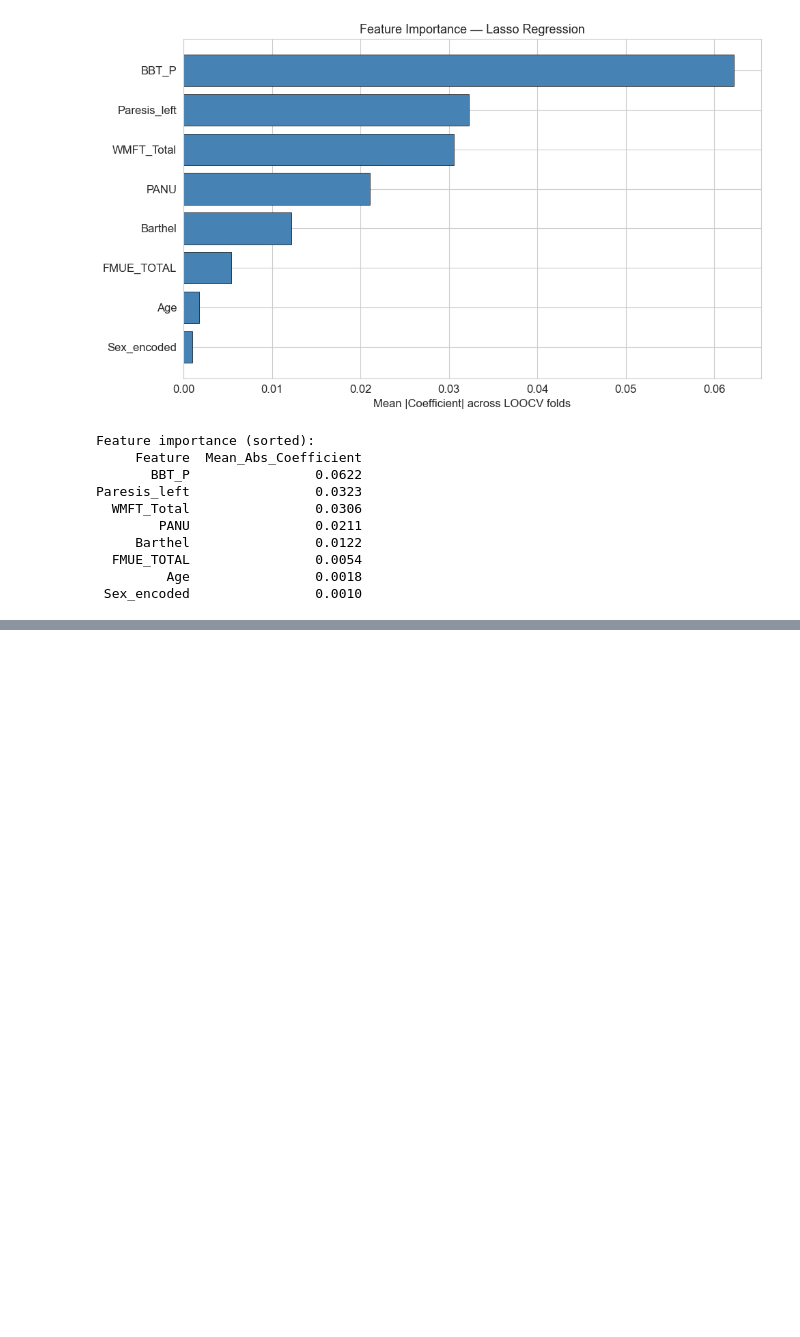
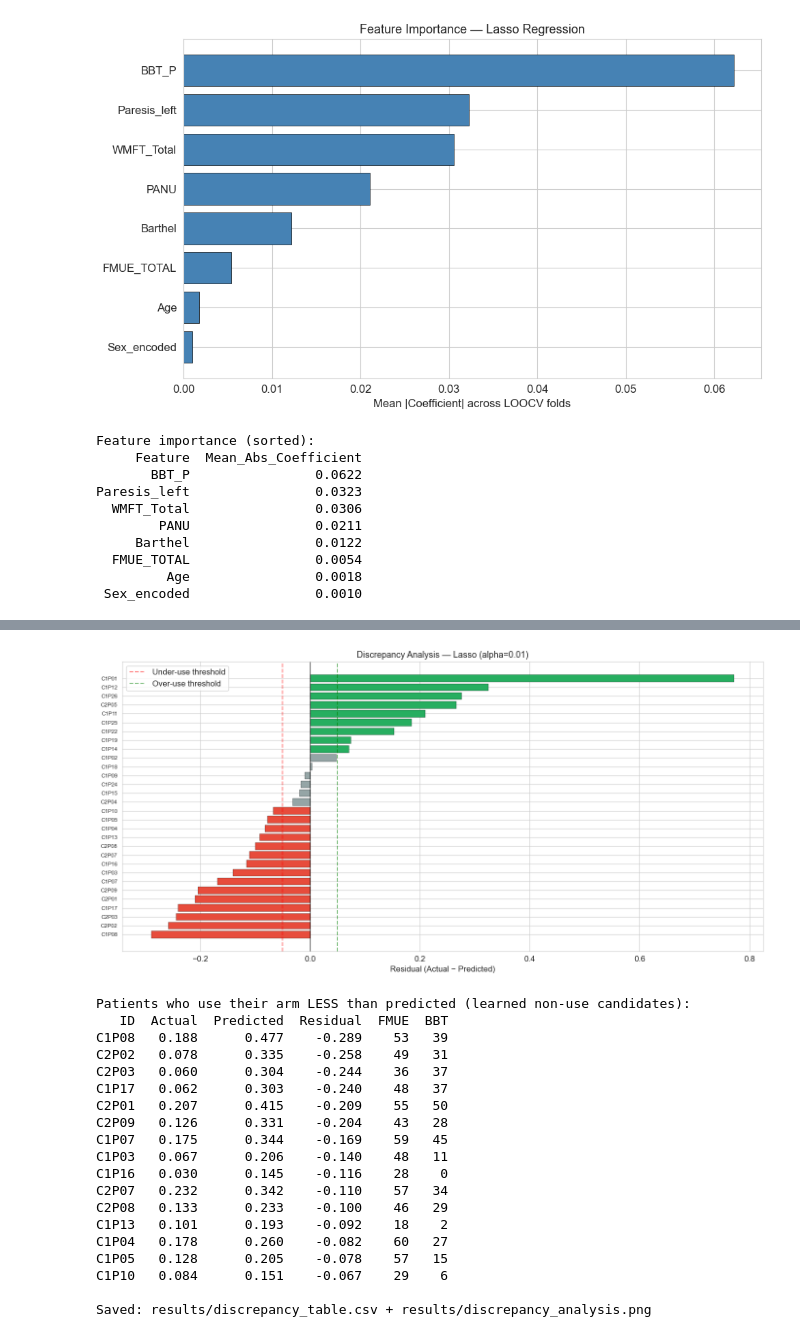
Before and after one commit to asadazizmughal/predicting-arm-use-stroke, a Jupyter notebook: main.ipynb, the cells around one changed output, grey strips where cells are left out. Drawn from its saved outputs; the diff is of its cells as text; code cells hidden in the pictures; blank space fills up the shorter version.

Commit message:
perform discrepancy analysis to detect learned non-use and summarize insights

```diff
--- a/main.ipynb
+++ b/main.ipynb
@@ -576,0 +590,65 @@ Paresis_left                0.0323
+# %%
+# Use Lasso predictions
+best_model = 'Lasso (alpha=0.01)'
+y_true_array = np.array(results[best_model]['y_true'])
+y_pred_array = np.array(results[best_model]['y_pred'])
+residuals = y_true_array - y_pred_array
+
+# Build discrepancy table
+discrepancy_df = pd.DataFrame({
+    'ID':        patient_ids,
+    'Actual':    y_true_array.round(3),
+    'Predicted': y_pred_array.round(3),
+    'Residual':  residuals.round(3),
+    'FMUE':      merged_df['FMUE_TOTAL'].to_numpy(),
+    'BBT':       merged_df['BBT_P'].to_numpy(),
+}).sort_values('Residual')
+
+# Plot residuals per patient
+fig, ax = plt.subplots(figsize=(14, 7))
+bar_colors = ['#E74C3C' if r < -0.05 else '#27AE60' if r > 0.05 else '#95A5A6'
+              for r in discrepancy_df['Residual']]
+
+ax.barh(range(len(discrepancy_df)), discrepancy_df['Residual'],
+        color=bar_colors, edgecolor='black', linewidth=0.3)
+ax.set_yticks(range(len(discrepancy_df)))
+ax.set_yticklabels(discrepancy_df['ID'], fontsize=8)
+ax.axvline(0, color='black', linewidth=0.8)
+ax.axvline(-0.05, color='red', linestyle='--', alpha=0.5, label='Under-use threshold')
+ax.axvline(0.05, color='green', linestyle='--', alpha=0.5, label='Over-use threshold')
+ax.set_xlabel('Residual (Actual − Predicted)')
+ax.set_title(f'Discrepancy Analysis — {best_model}', fontsize=13)
+ax.legend()
+plt.tight_layout()
+plt.savefig('results/discrepancy_analysis.png', dpi=150, bbox_inches='tight')
+plt.show()
+
+# Show under-users
+print("\nPatients who use their arm LESS than predicted (learned non-use candidates):")
+under_users = discrepancy_df[discrepancy_df['Residual'] < -0.05]
+print(under_users.to_string(index=False))
+
+# Save
+discrepancy_df.to_csv('results/discrepancy_table.csv', index=False)
+print("\nSaved: results/discrepancy_table.csv + results/discrepancy_analysis.png")
+# %% [output]
+[figure, added]
+Patients who use their arm LESS than predicted (learned non-use candidates):
+   ID  Actual  Predicted  Residual  FMUE  BBT
+C1P08   0.188      0.477    -0.289    53   39
+C2P02   0.078      0.335    -0.258    49   31
+C2P03   0.060      0.304    -0.244    36   37
+C1P17   0.062      0.303    -0.240    48   37
+C2P01   0.207      0.415    -0.209    55   50
+C2P09   0.126      0.331    -0.204    43   28
+C1P07   0.175      0.344    -0.169    59   45
+C1P03   0.067      0.206    -0.140    48   11
+C1P16   0.030      0.145    -0.116    28    0
+C2P07   0.232      0.342    -0.110    57   34
+C2P08   0.133      0.233    -0.100    46   29
+C1P13   0.101      0.193    -0.092    18    2
+C1P04   0.178      0.260    -0.082    60   27
+C1P05   0.128      0.205    -0.078    57   15
+C1P10   0.084      0.151    -0.067    29    6
+
+Saved: results/discrepancy_table.csv + results/discrepancy_analysis.png
```
Also changed, not shown: parts of 3 cells of this notebook, 2 other files.
